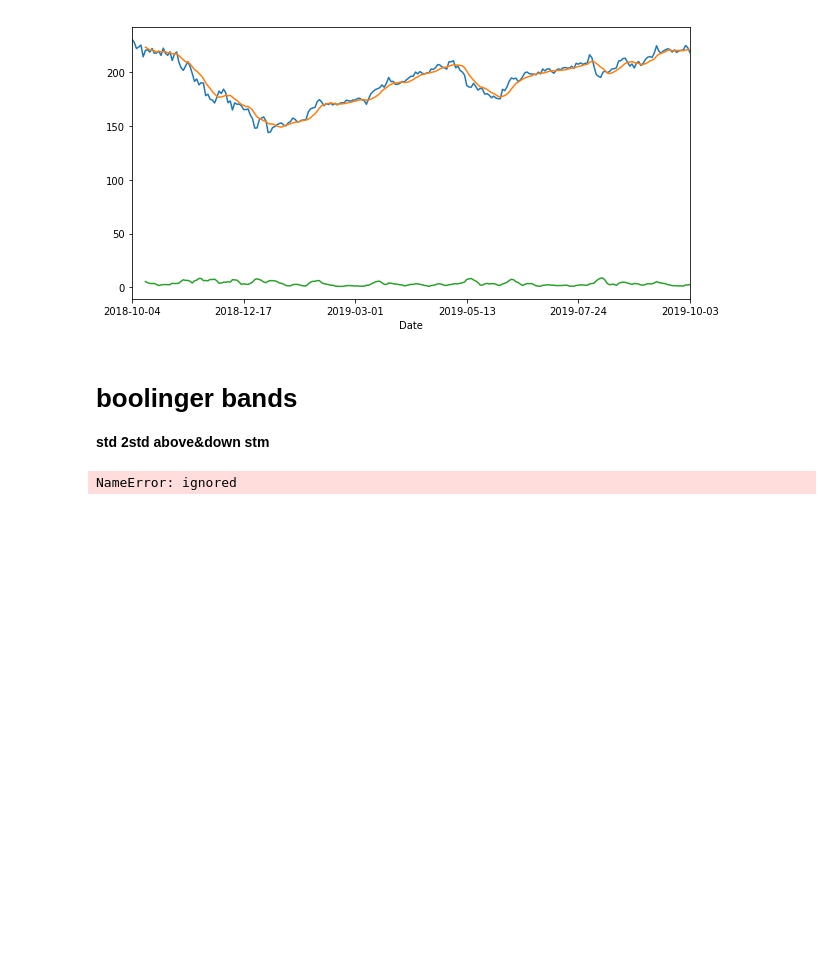
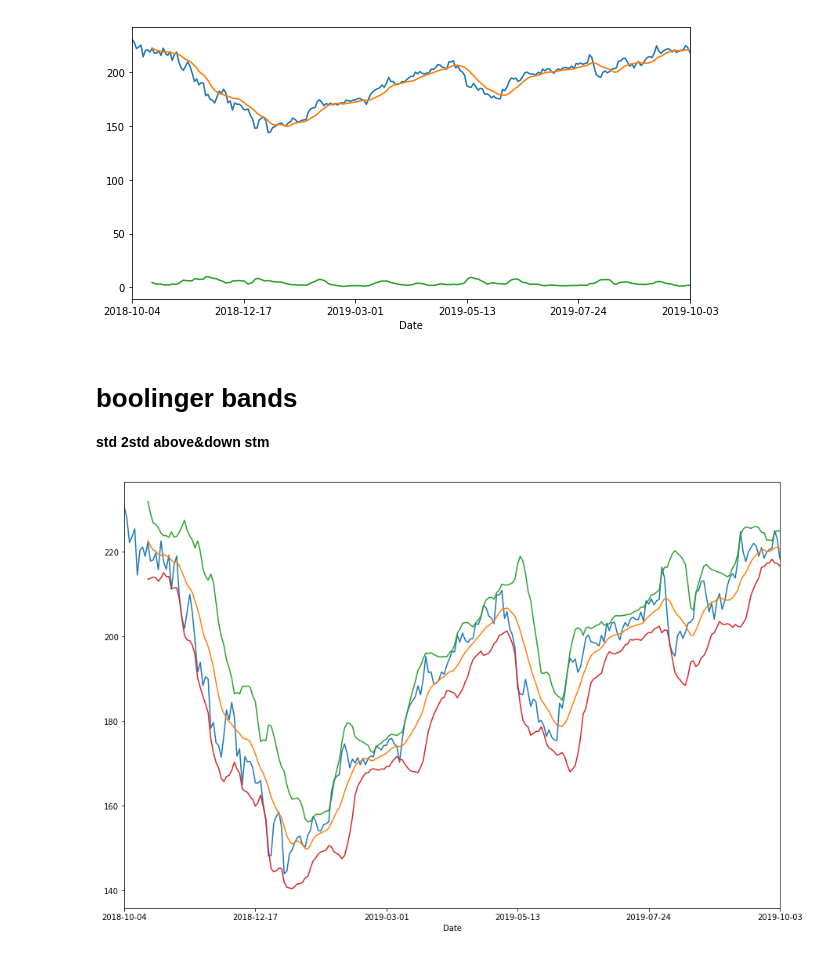
Before and after one commit to spctr01/Finance, a Jupyter notebook: pandas.ipynb, the cells around one changed output. Saved outputs shown, nothing was run; the diff lists cells and outputs as text; code cells hidden in the pictures; blank space fills up the shorter version.

```diff
--- a/pandas.ipynb
+++ b/pandas.ipynb
@@ -98,10 +98,10 @@ plt.show()
 plt.figure(figsize=(10,5))
 open_data = new_data['Open'].plot()
 
-rolling_mean = new_data['Open'].rolling(7).mean()     #new method old not working pd.rolling(df,window)
+rolling_mean = new_data['Open'].rolling(10).mean()     #new method old not working pd.rolling(df,window)
 rolling_mean.plot(label='roling_mean', ax=open_data)#inserting data to existing plot
 
-rolling_std = new_data['Open'].rolling(7).std()
+rolling_std = new_data['Open'].rolling(10).std()
 rolling_std.plot(label = 'r_std', ax=open_data)
 plt.show()
 # %% [output]
@@ -110,11 +110,17 @@ plt.show()
 # **boolinger bands**
 
 **std    2std above&down stm**
-# %%
-rolling_std = new_data['Open'].rolling(7).std()
-rolling_std.plot(label = 'r_std', ax=open_data)
-plt.show()
-# %%
-pd -v
-# %% [output]
-NameError: ignored
+# %%
+upper_band = rolling_mean + rolling_std *2
+lower_band = rolling_mean - rolling_std *2
+
+plt.figure(figsize=(15,10))
+new_data['Open'].plot()
+rolling_mean.plot()
+upper_band.plot()
+lower_band.plot()
+
+
+plt.show()
+# %% [output]
+[figure, added]
```
